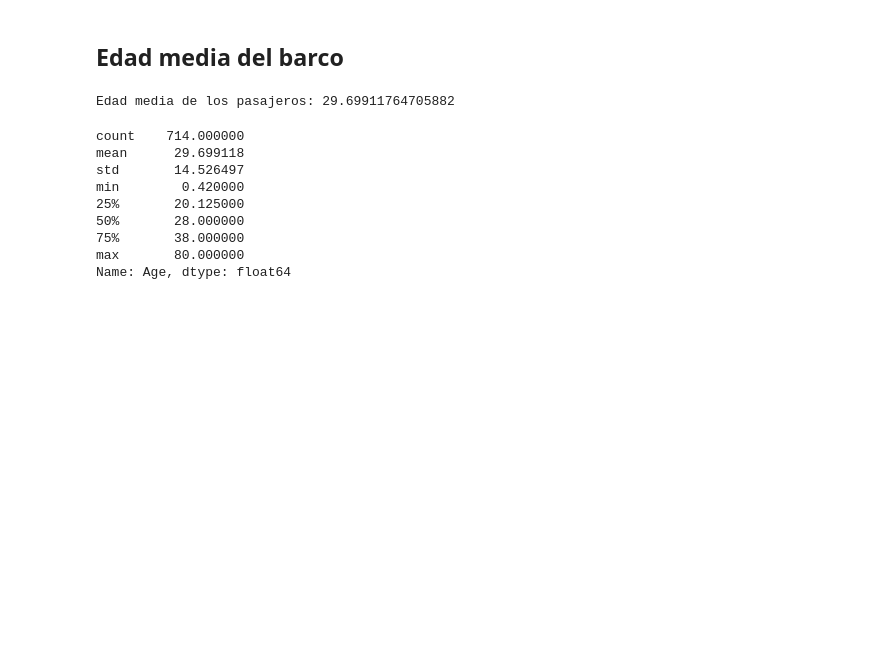
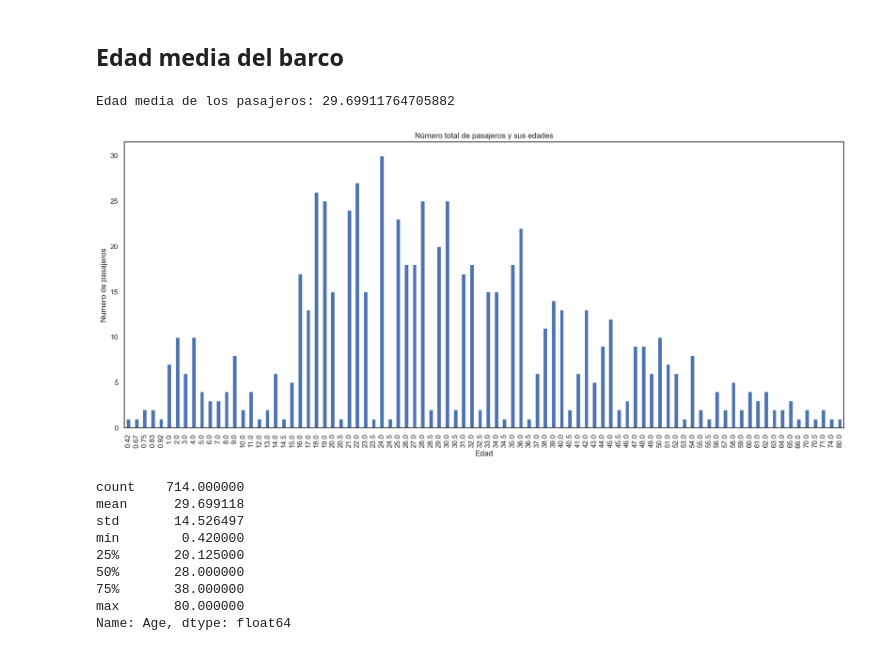
Before and after one commit to JavierMunBall/Titanic, a Jupyter notebook: Ejercicio Titanic Javier Muñoz.ipynb, the cells around one changed output. Drawn from its saved outputs; the diff is of its cells as text; code cells hidden in the pictures; blank space fills up the shorter version.

```diff
--- a/Ejercicio Titanic Javier Muñoz.ipynb
+++ b/Ejercicio Titanic Javier Muñoz.ipynb
@@ -321,6 +330,19 @@ edad_media = df['Age'].mean()
 print ('Edad media de los pasajeros:', edad_media)
 # %% [output]
 Edad media de los pasajeros: 29.69911764705882
+# %%
+# Grafica sobre la distribución de la edad
+
+total_edades = df.groupby("Age").size()
+
+total_edades.plot(kind = "bar", figsize = (20,8))
+plt.ylabel("Numero de pasajeros")
+plt.xlabel("Edad")
+plt.title("Número total de pasajeros y sus edades")
+
+plt.show();
+# %% [output]
+[figure, added]
 # %%
 # Descripción de la columna edad y sus datos
 
```
Also changed, not shown: parts of 3 cells of this notebook.
